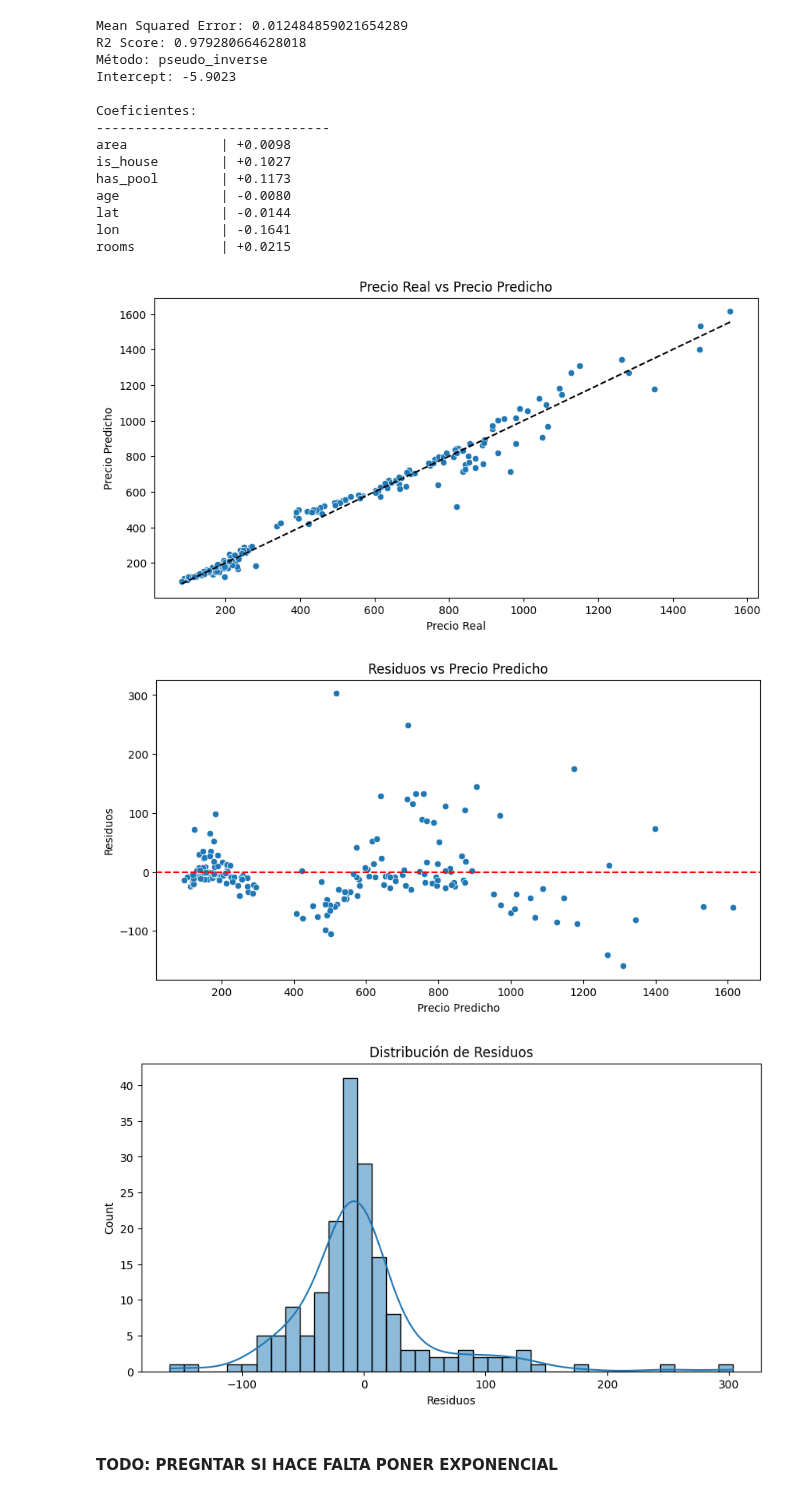
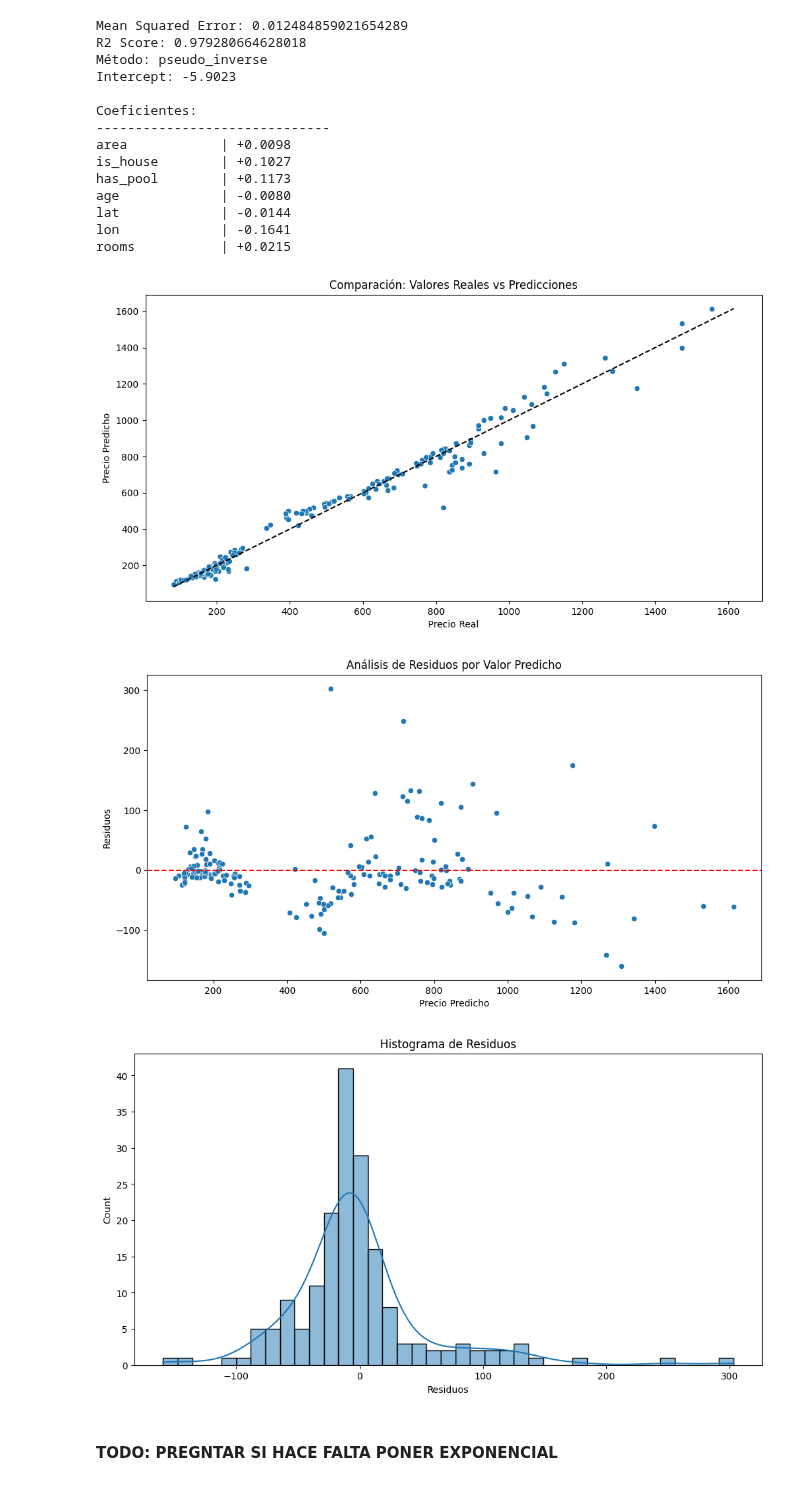
Before and after one commit to frizynn/tp1-machine-learning, a Jupyter notebook: src/Entrega_Tp1.ipynb, the cells around one changed output. Cells and saved outputs as stored; diff of their text form; code cells hidden in the pictures.

Commit message:
Add visualization function for regression results with customizable plots

```diff
--- a/src/Entrega_Tp1.ipynb
+++ b/src/Entrega_Tp1.ipynb
@@ -293,43 +293,27 @@ age             | -0.0080
 lat             | -0.0144
 lon             | -0.1641
 rooms           | +0.0215
-# %%
-import seaborn as sns
-import matplotlib.pyplot as plt
-import numpy as np
-
-y_pred = np.exp(model_inv.predict(X_test))
-y_true = np.exp(y_test)
-
-# real vs prediccion precio
-plt.figure(figsize=(10, 5))
-sns.scatterplot(x=y_true, y=y_pred)
-plt.plot([y_true.min(), y_true.max()], [y_true.min(), y_true.max()], 'k--')  # add ideal line
-plt.xlabel('Precio Real')
-plt.ylabel('Precio Predicho')
-plt.title('Precio Real vs Precio Predicho')
-plt.show()
-
-# scatter residuos
-plt.figure(figsize=(10, 5))
-residuals = y_true - y_pred
-sns.scatterplot(x=y_pred, y=residuals)
-plt.axhline(y=0, color='r', linestyle='--')
-plt.xlabel('Precio Predicho')
-plt.ylabel('Residuos')
-plt.title('Residuos vs Precio Predicho')
-plt.show()
-
-# residuos distrib.
-plt.figure(figsize=(10, 5))
-sns.histplot(residuals, kde=True)
-plt.xlabel('Residuos')
-plt.title('Distribución de Residuos')
-plt.show()
-# %% [output]
-[figure, removed]
-[figure, removed]
-[figure, removed]
+# %%
+from utils import visualize_regression_results
+
+custom_titles = {
+    "scatter": "Comparación: Valores Reales vs Predicciones",
+    "residuals": "Análisis de Residuos por Valor Predicho",
+    "distribution": "Histograma de Residuos"
+}
+
+figures = visualize_regression_results(
+    y_test,
+    model_inv.predict(X_test),
+    transform_func=np.exp,
+    fig_size=(12, 6),
+    titles=custom_titles,
+    show_figures=True
+)
+# %% [output]
+[figure, added]
+[figure, added]
+[figure, added]
 # %% [markdown]
 #### TODO: PREGNTAR SI HACE FALTA PONER EXPONENCIAL
 # %% [markdown]
```
Also changed, not shown: parts of 3 cells of this notebook, 1 other file.
